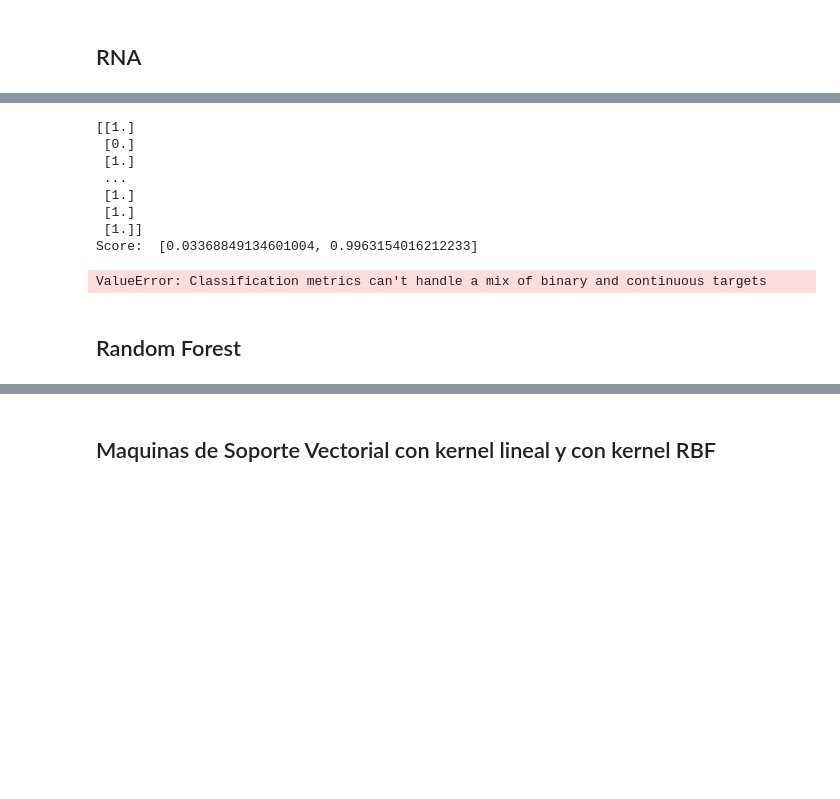
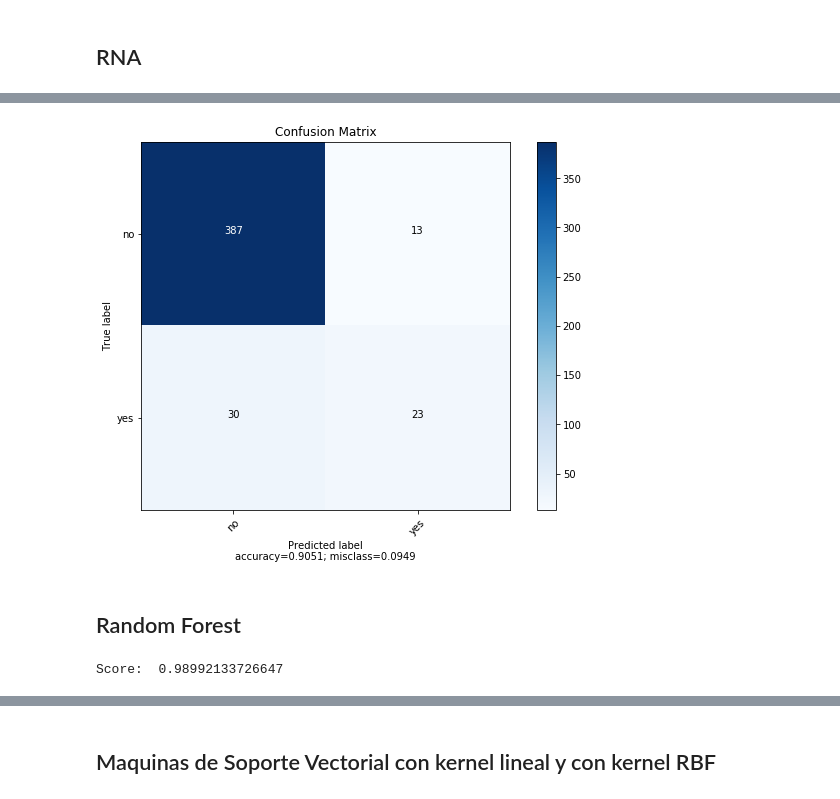
Before and after one commit to daemonsoft/Bank_Marketing_ML, a Jupyter notebook: Proyecto.ipynb, the cells around one changed output, grey strips where cells are left out. Cells and saved outputs as stored; diff of their text form; code cells hidden in the pictures; blank space fills up the shorter version.

```diff
--- a/Proyecto.ipynb
+++ b/Proyecto.ipynb
@@ -149,22 +154,27 @@ Accuracy: 0.9683124539425203
 # %% [markdown]
 ## RNA
 # %%
-model = Sequential()
+rna = Sequential()
 
 # Add an input layer
-model.add(Dense(64, activation='relu', input_shape=(51,)))
+rna.add(Dense(24, activation='relu', input_shape=(48,)))
+
+# Add an hidden layer
+rna.add(Dense(24, activation='relu'))
 
 # Add an output layer
-model.add(Dense(1, activation='sigmoid'))
+rna.add(Dense(1, activation='sigmoid'))
 
 # For a binary classification problem
-model.compile(optimizer='rmsprop',
+rna.compile(optimizer='adam',
               loss='binary_crossentropy',
               metrics=['accuracy'])
 
-model.fit(X_train, y_train,
-          validation_data=(X_test, y_test),
-          epochs=20,
-          verbose=2)
-score = model.evaluate(X_test, y_test)
+rna.fit(X_train, y_train,
+        validation_data=(X_test, y_test),
+        batch_size = 10,
+        epochs=100,
+        verbose=2)
+score = rna.evaluate(X_test, y_test)
+print('Score: ', score)
 # %% [output]
@@ -188,32 +198,22 @@ Epoch 20/20
-# %%
-y_pred = model.predict(X_test)
-print(y_pred)
-print('Score: ', score)
-
-# Confusion matrix
-confusion_matrix(y_test, y_pred)
-
-# Precision
-precision_score(y_test, y_pred)
-
-# Recall
-recall_score(y_test, y_pred)
-
-# F1 score
-f1_score(y_test,y_pred)
-
-# Cohen's kappa
-cohen_kappa_score(y_test, y_pred)
-# %% [output]
-[[1.]
- [0.]
- [1.]
- ...
- [1.]
- [1.]
- [1.]]
-Score:  [0.03368849134601004, 0.9963154016212233]
-ValueError: Classification metrics can't handle a mix of binary and continuous targets
+# %%
+rna_pred = rna.predict(X_test)
+
+# Making the Confusion Matrix
+cm = confusion_matrix(y_test, rna_pred.round())
+plot_confusion_matrix(cm, normalize    = False,
+                      target_names = ['no', 'yes'],
+                      title        = "Confusion Matrix")
+# %% [output]
+[figure, added]
 # %% [markdown]
 ## Random Forest
+# %%
+rfc = RandomForestClassifier(n_estimators=10, criterion='entropy')
+
+#train model
+rfc.fit(X_train, y_train)
+
+print('Score: ', rfc.score(X_train, y_train))
+# %% [output]
+Score:  0.98992133726647
 # %%
```
Also changed, not shown: parts of 17 cells of this notebook.
